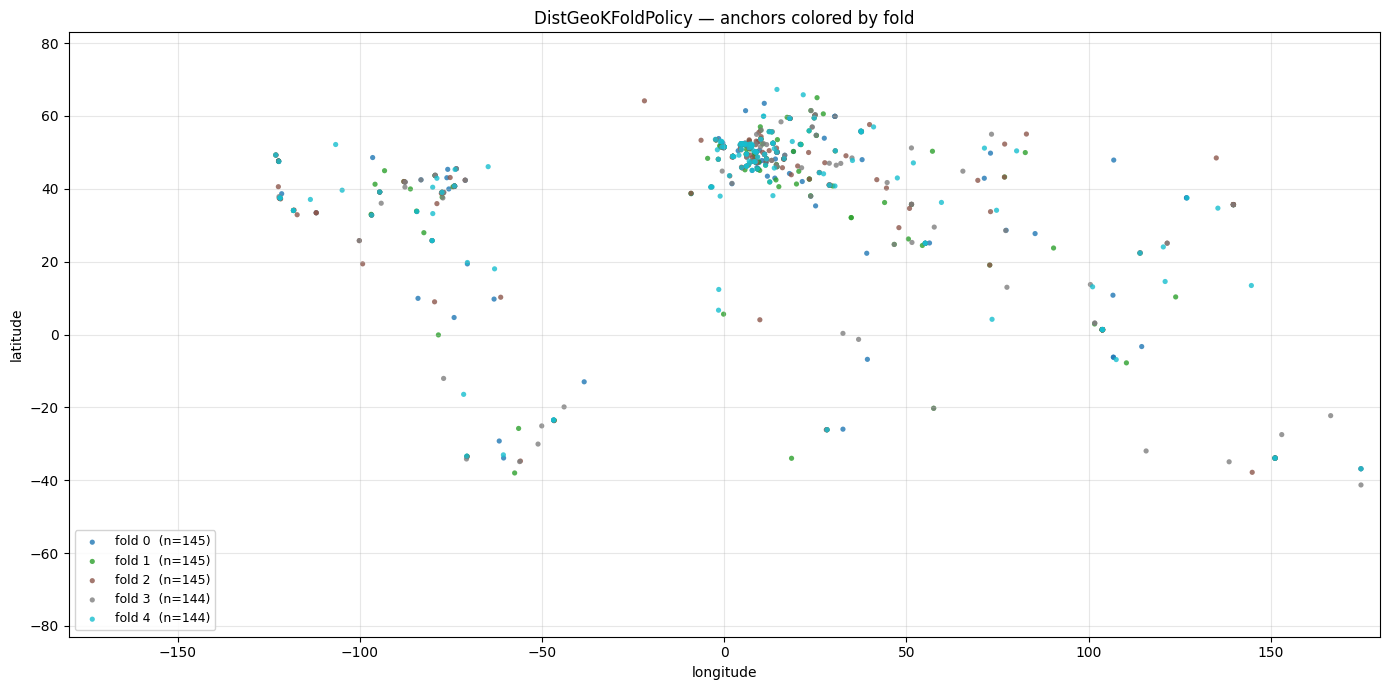
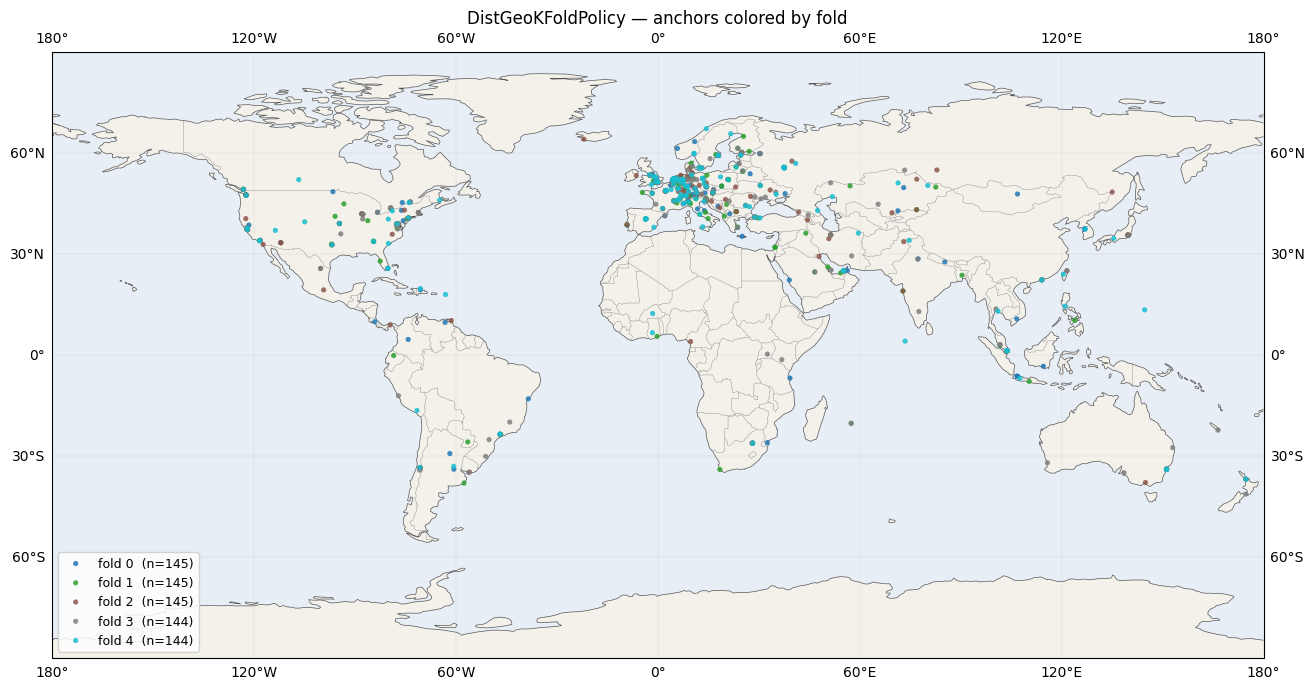
The change to this notebook cell's code, shown as a diff; its figure went from the first image to the second:
--- before
+++ after
@@ -1,14 +1,19 @@
-fig, ax = plt.subplots(figsize=(14, 7))
+import cartopy.crs as ccrs
+import cartopy.feature as cfeature
+
 colors = plt.cm.tab10(np.linspace(0, 1, K))
+fig = plt.figure(figsize=(14, 7))
+ax = plt.axes(projection=ccrs.PlateCarree())
+ax.set_extent([-180, 180, -90, 90], crs=ccrs.PlateCarree())
+ax.add_feature(cfeature.LAND, facecolor="#f4f1ea")
+ax.add_feature(cfeature.OCEAN, facecolor="#e8eef5")
+ax.add_feature(cfeature.COASTLINE, linewidth=0.5, edgecolor="#555")
+ax.add_feature(cfeature.BORDERS, linewidth=0.3, edgecolor="#888")
+ax.gridlines(draw_labels=True, linewidth=0.3, alpha=0.4)
 for f in range(K):
     sub = df[df["fold"] == f]
-    ax.scatter(sub["lon"], sub["lat"], s=14, c=[colors[f]], alpha=0.8,
-               edgecolors="none", label=f"fold {f}  (n={len(sub)})")
-ax.set_xlabel("longitude")
-ax.set_ylabel("latitude")
-ax.set_xlim(-180, 180)
-ax.set_ylim(-90, 90)
-ax.set_aspect("equal", adjustable="datalim")
-ax.grid(True, alpha=0.3)
+    ax.scatter(sub["lon"], sub["lat"], s=14, c=[colors[f]], alpha=0.85,
+               edgecolors="none", label=f"fold {f}  (n={len(sub)})",
+               transform=ccrs.PlateCarree(), zorder=3)
 ax.set_title(f"{partition["policy"]["class"]} — anchors colored by fold")
 ax.legend(loc="lower left", fontsize=9, framealpha=0.85)

Commit: ripe_atlas: cartopy basemap for stratification viz + new visualize_probes notebook